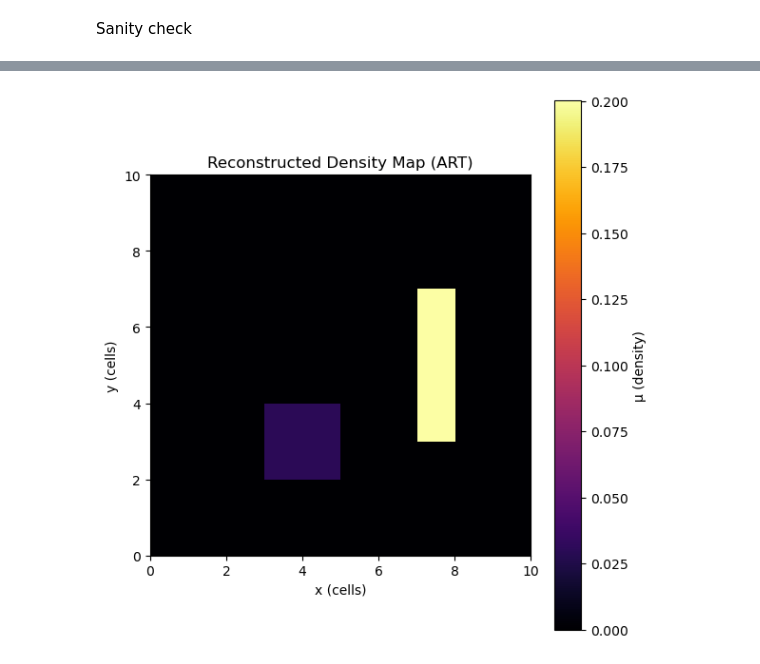
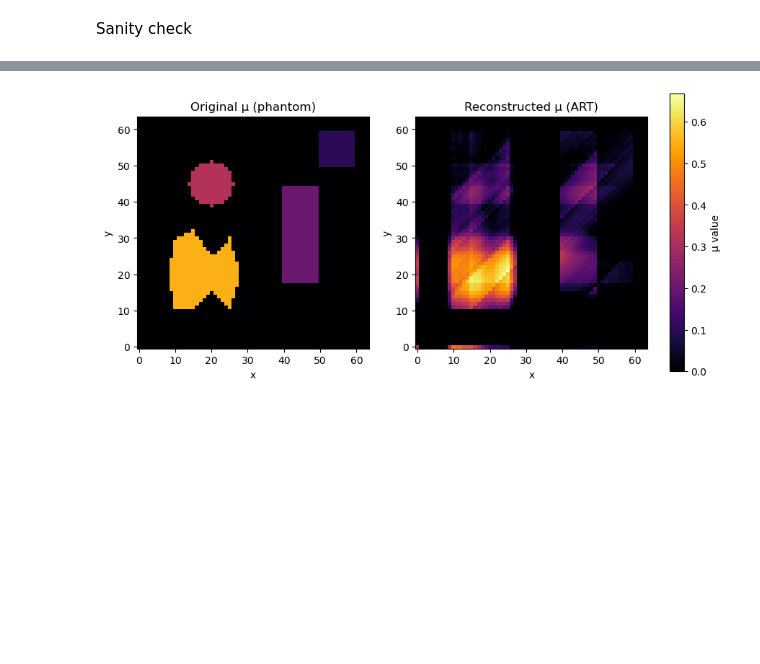
Before and after one commit to marcosolime/sim-carving, a Jupyter notebook: exp_5.ipynb, the cells around one changed output, grey strips where cells are left out. Saved outputs shown, nothing was run; the diff lists cells and outputs as text; code cells hidden in the pictures; blank space fills up the shorter version.

```diff
--- a/exp_5.ipynb
+++ b/exp_5.ipynb
@@ -298,18 +297,18 @@ Define the rays
 # %%
 import numpy as np
 
-N_view = 12
+N_view = 80
 views = 3
 N = N_view * views
 domain_size = max(bounds[1]-bounds[0], bounds[1]-bounds[0])
 
 # Horizontal rays (left - right)
-ys = np.linspace(0.5, 9.5, N_view)
+ys = np.linspace(bounds[0]+1.0, bounds[1]-1.0, N_view)
 rays_o_h = np.array([[0.0, y] for y in ys])
 rays_d_h = np.tile(np.array([1.0, 0.0]), (N_view, 1))
 
 # Vertical rays (bottom - top)
-xs = np.linspace(0.5, 9.5, N_view)
+xs = np.linspace(bounds[2]+1.0, bounds[3]+1.0, N_view)
 rays_o_v = np.array([[x, 0.0] for x in xs])
 rays_d_v = np.tile(np.array([0.0, 1.0]), (N_view, 1))
 
@@ -493,6 +513,8 @@ b.shape
 # %% [markdown]
 Reconstructing with ART
 # %%
+from tqdm import tqdm
+
 def art_nn(A, b, num_epochs=50, relaxation=0.8, shuffle=True, clip_min=0.0):
     A = np.asarray(A, float)
     b = np.asarray(b, float).flatten()
@@ -503,7 +525,7 @@ def art_nn(A, b, num_epochs=50, relaxation=0.8, shuffle=True, clip_min=0.0):
     row_idx = np.arange(N)
     rmse_list = []
 
-    for epoch in range(num_epochs):
+    for epoch in tqdm(range(num_epochs)):
         if shuffle:
             np.random.shuffle(row_idx)
         for i in row_idx:
@@ -527,5 +549,5 @@ def art_nn(A, b, num_epochs=50, relaxation=0.8, shuffle=True, clip_min=0.0):
     return mu, rmse_list
 # %%
 %%time
-mu_vec, rmse_list = art_nn(A, b_i, num_epochs=1_000, relaxation=0.4)
+mu_vec, rmse_list = art_nn(A, b_i, num_epochs=1_000, relaxation=0.8)
 # %% [output]
@@ -573,12 +595,38 @@ mu_vec.shape
 # %%
-fig, ax = plt.subplots(figsize=(6, 6))
-im = ax.imshow(mu_img.T, origin='lower', cmap='inferno',
-               extent=[0, grid_shape[0], 0, grid_shape[1]])
-plt.title("Reconstructed Density Map (ART)")
-plt.xlabel("x (cells)")
-plt.ylabel("y (cells)")
-plt.colorbar(im, ax=ax, label="μ (density)")
-plt.tight_layout()
-plt.show()
+import matplotlib.pyplot as plt
+import numpy as np
+
+def plot_mu_comparison(mu_true, mu_recon, grid_shape):
+    """
+    Display original and reconstructed μ images side by side.
+    mu_true, mu_recon : flattened (M,) arrays
+    grid_shape : (nx, ny) tuple used for reshaping
+    """
+    # reshape and orient correctly
+    mu_true_img  = mu_true.reshape(grid_shape)
+    mu_recon_img = mu_recon.reshape(grid_shape)
+
+    vmin = min(mu_true_img.min(),  mu_recon_img.min())
+    vmax = max(mu_true_img.max(),  mu_recon_img.max())
+
+    fig, axs = plt.subplots(1, 2, figsize=(10, 5))
+    for ax, img, title in zip(
+        axs, [mu_true_img, mu_recon_img], ["Original μ (phantom)", "Reconstructed μ (ART)"]
+    ):
+        im = ax.imshow(img, cmap='inferno', origin='lower', vmin=vmin, vmax=vmax)
+        ax.set_title(title)
+        ax.set_xlabel("x")
+        ax.set_ylabel("y")
+
+    fig.colorbar(im, ax=axs, fraction=0.046, pad=0.04, label="μ value")
+    #plt.tight_layout()
+    plt.show()
+
+# Assuming:
+# - mu_true_vec : flattened true phantom (M,)
+# - mu_recon    : ART result (M,)
+# - grid_shape  : (nx, ny)
+
+plot_mu_comparison(mu_true_vec, mu_vec, (grid_nx, grid_ny))
 # %% [output]
-[figure, old version]
+[figure, new version]
```
Also changed, not shown: parts of 32 cells of this notebook.
